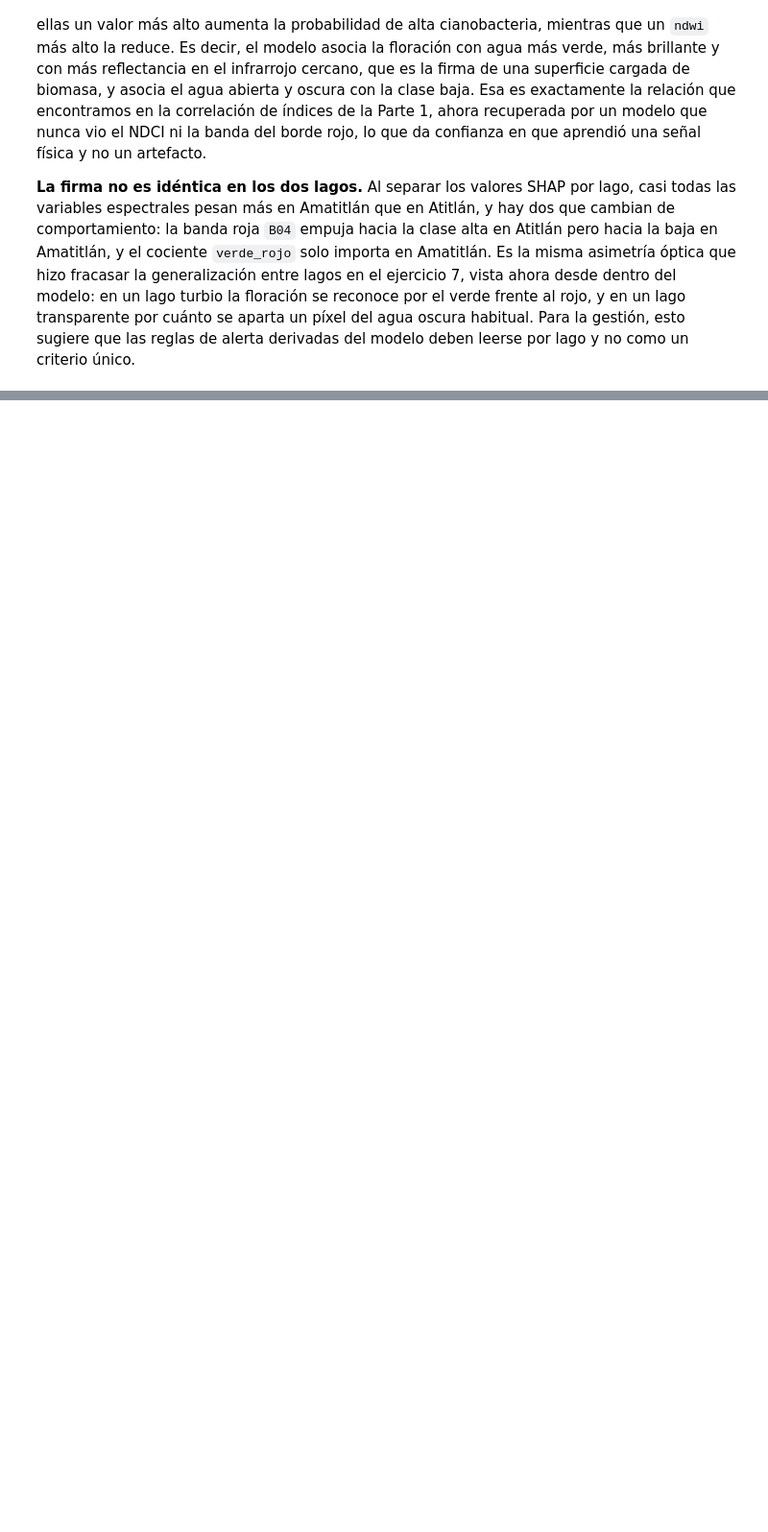
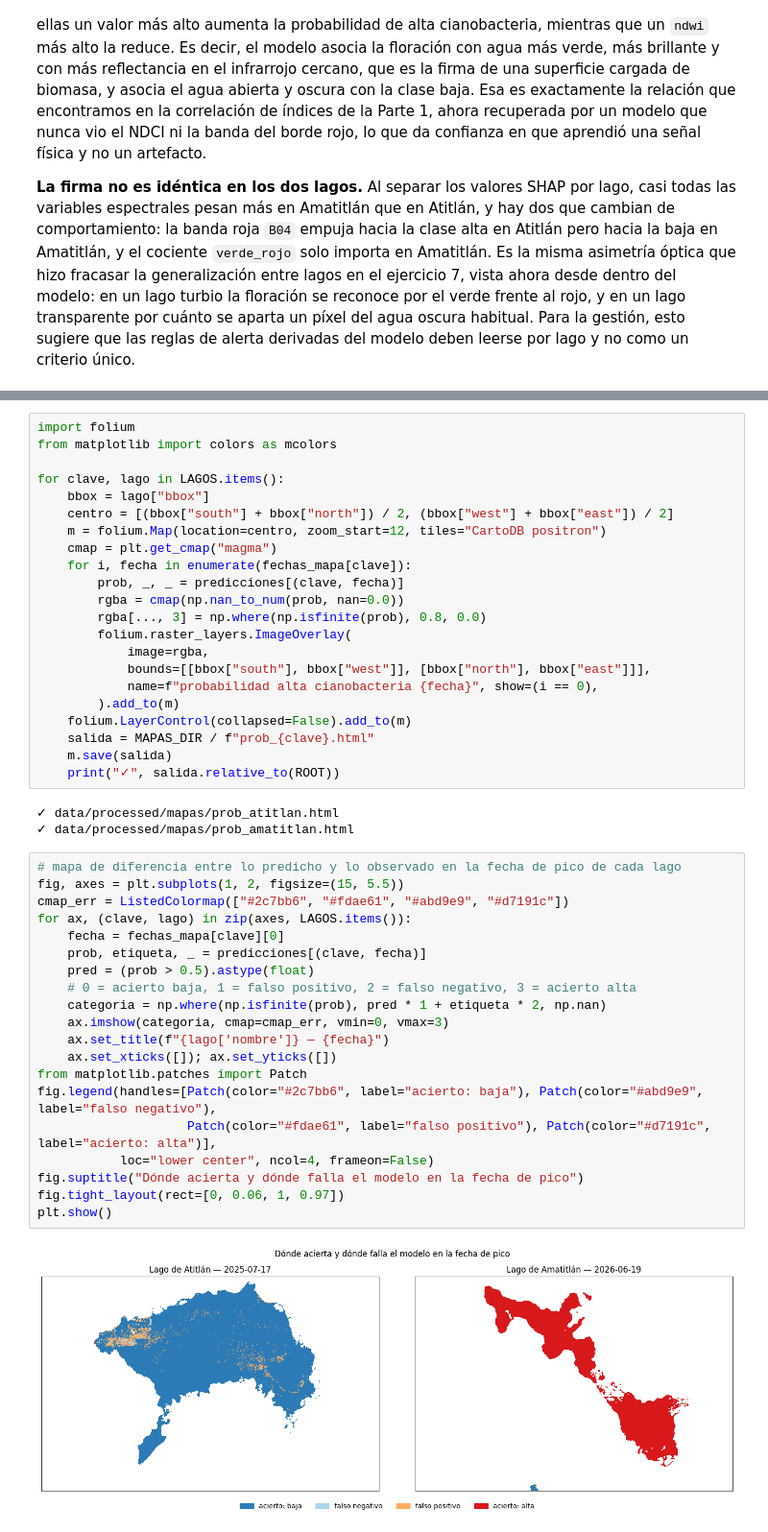
Before and after one commit to FerAHMz/lab4-ds, a Jupyter notebook: notebooks/lab4_parte2.ipynb, the cells around one changed output, grey strips where cells are left out. Shown at 96% size. Drawn from its saved outputs; the diff is of its cells as text; blank space fills up the shorter version.

```diff
--- a/notebooks/lab4_parte2.ipynb
+++ b/notebooks/lab4_parte2.ipynb
@@ -1534,0 +1664,47 @@ del modelo deben leerse por lago y no como un criterio único.
+# %%
+import folium
+from matplotlib import colors as mcolors
+
+for clave, lago in LAGOS.items():
+    bbox = lago["bbox"]
+    centro = [(bbox["south"] + bbox["north"]) / 2, (bbox["west"] + bbox["east"]) / 2]
+    m = folium.Map(location=centro, zoom_start=12, tiles="CartoDB positron")
+    cmap = plt.get_cmap("magma")
+    for i, fecha in enumerate(fechas_mapa[clave]):
+        prob, _, _ = predicciones[(clave, fecha)]
+        rgba = cmap(np.nan_to_num(prob, nan=0.0))
+        rgba[..., 3] = np.where(np.isfinite(prob), 0.8, 0.0)
+        folium.raster_layers.ImageOverlay(
+            image=rgba,
+            bounds=[[bbox["south"], bbox["west"]], [bbox["north"], bbox["east"]]],
+            name=f"probabilidad alta cianobacteria {fecha}", show=(i == 0),
+        ).add_to(m)
+    folium.LayerControl(collapsed=False).add_to(m)
+    salida = MAPAS_DIR / f"prob_{clave}.html"
+    m.save(salida)
+    print("✓", salida.relative_to(ROOT))
+# %% [output]
+✓ data/processed/mapas/prob_atitlan.html
+✓ data/processed/mapas/prob_amatitlan.html
+# %%
+# mapa de diferencia entre lo predicho y lo observado en la fecha de pico de cada lago
+fig, axes = plt.subplots(1, 2, figsize=(15, 5.5))
+cmap_err = ListedColormap(["#2c7bb6", "#fdae61", "#abd9e9", "#d7191c"])
+for ax, (clave, lago) in zip(axes, LAGOS.items()):
+    fecha = fechas_mapa[clave][0]
+    prob, etiqueta, _ = predicciones[(clave, fecha)]
+    pred = (prob > 0.5).astype(float)
+    # 0 = acierto baja, 1 = falso positivo, 2 = falso negativo, 3 = acierto alta
+    categoria = np.where(np.isfinite(prob), pred * 1 + etiqueta * 2, np.nan)
+    ax.imshow(categoria, cmap=cmap_err, vmin=0, vmax=3)
+    ax.set_title(f"{lago['nombre']} — {fecha}")
+    ax.set_xticks([]); ax.set_yticks([])
+from matplotlib.patches import Patch
+fig.legend(handles=[Patch(color="#2c7bb6", label="acierto: baja"), Patch(color="#abd9e9", label="falso negativo"),
+                    Patch(color="#fdae61", label="falso positivo"), Patch(color="#d7191c", label="acierto: alta")],
+           loc="lower center", ncol=4, frameon=False)
+fig.suptitle("Dónde acierta y dónde falla el modelo en la fecha de pico")
+fig.tight_layout(rect=[0, 0.06, 1, 0.97])
+plt.show()
+# %% [output]
+[figure, added]
```
Also changed, not shown: parts of 5 cells of this notebook.
